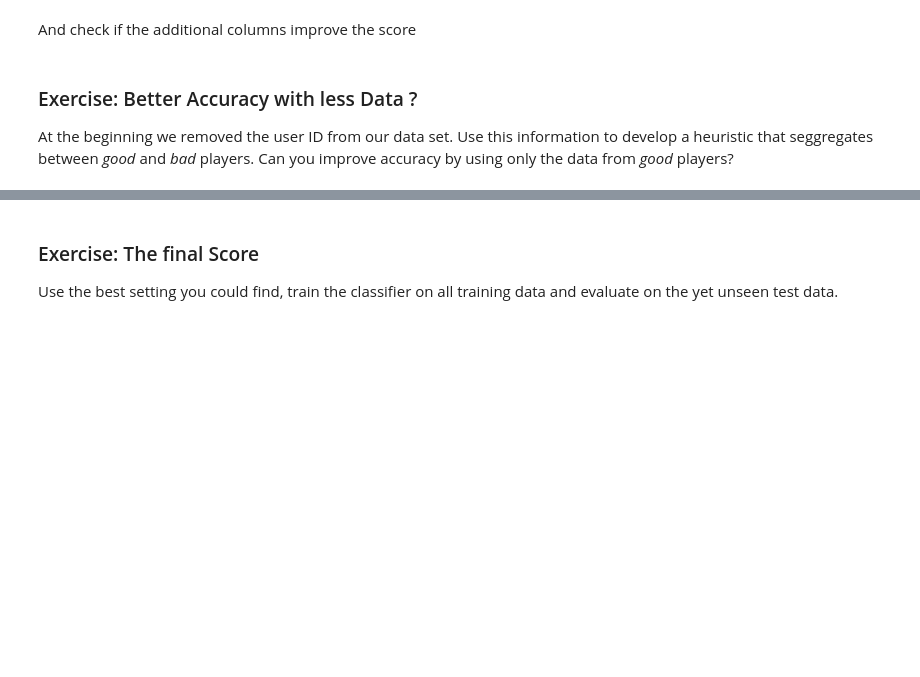
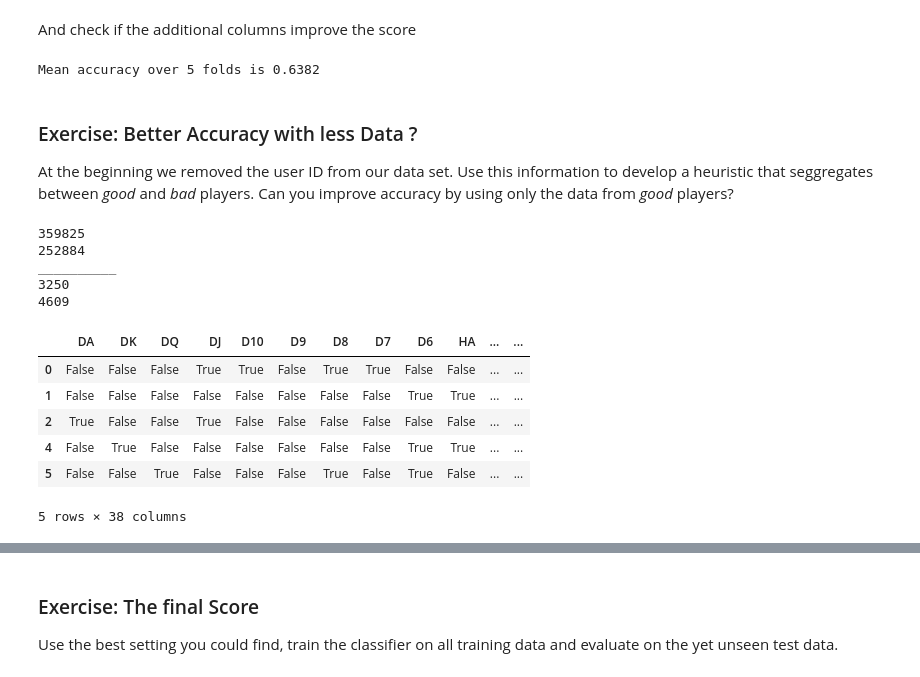
Before and after one commit to RubenNunez/deep-jass, a Jupyter notebook: notebooks/Trump Prediction with ML.ipynb, the cells around one changed output, grey strips where cells are left out. Cells and saved outputs as stored; diff of their text form; code cells hidden in the pictures; blank space fills up the shorter version.

```diff
--- a/notebooks/Trump Prediction with ML.ipynb
+++ b/notebooks/Trump Prediction with ML.ipynb
@@ -430,9 +394,11 @@ X_train, X_test, y_train, y_test = train_test_split(data[feature_columns], data.
 # %% [markdown]
 And check  if the additional columns improve the score
 # %%
-clf = LogisticRegression(C=0.8, solver='lbfgs', multi_class='multinomial')
-result = cross_val_score(clf, X_train, y_train, cv=5, n_jobs=-1)
+classifier = LogisticRegression(C=0.8, solver='lbfgs', multi_class='multinomial')
+result = cross_val_score(classifier, X_train, y_train, cv=5, n_jobs=-1)
 print("Mean accuracy over 5 folds is {:.4}".format(np.mean(result)))
+# %% [output]
+Mean accuracy over 5 folds is 0.6382
 # %% [markdown]
 ### Exercise: Better Accuracy with less Data ?
 
@@ -441,0 +406,72 @@ At the beginning we removed the user ID from our data set. Use this information
+# %%
+# no solution available
+import json
+
+cards = [
+# Diamonds
+'DA','DK','DQ','DJ','D10','D9','D8','D7','D6',
+# Hearts
+'HA','HK','HQ','HJ','H10','H9','H8','H7','H6',
+# Spades
+'SA','SK','SQ','SJ','S10','S9','S8','S7','S6',
+# Clubs
+'CA','CK','CQ','CJ','C10','C9','C8','C7','C6'
+]
+
+# Forehand (yes = 1, no = 0) -> könnte schieben bedeuten
+forehand = ['FH']
+user  = ['user']
+trump = ['trump']
+
+# Import all data in the final run
+data2 = pd.read_csv(path_to_data / '2018_10_18_trump.csv', header=None)
+
+data2.columns = cards + forehand + user + trump
+data2.trump = data2.trump.astype('category')
+data2[cards + forehand] = data2[cards + forehand].astype(bool)
+# data.dtypes
+
+# Backward compatibility: Value 10 for PUSH was used in an older version by Swisslos
+data2.trump.cat.rename_categories({0: 'DIAMONDS', 1: 'HEARTS', 2: 'SPADES', 3:'CLUBS',
+                                  4: 'OBE_ABE', 5: 'UNE_UFE', 6: 'PUSH', 10: 'PUSH'}, inplace=True)
+
+data2.head()
+
+players = None
+
+with open('data/player_all_stat.json') as f:
+    players = json.load(f)
+
+good_players = []
+
+print(len(data2))
+
+for player in players:
+    if player["mean"] > 76 and not player["id"] == 0: # player["nr"] > 50
+        good_players.append(player)
+    else:
+        data2 = data2[data2.user != player["id"]]
+
+print(len(data2))
+
+print("__________")
+
+print(len(good_players))
+print(len(players))
+
+
+data2.drop('user', axis='columns', inplace=True)
+data2.head()
+# %% [output]
+359825
+252884
+__________
+3250
+4609
+|  | DA | DK | DQ | DJ | D10 | D9 | D8 | D7 | D6 | HA | ... | ... |
+| 0 | False | False | False | True | True | False | True | True | False | False | ... | ... |
+| 1 | False | False | False | False | False | False | False | False | True | True | ... | ... |
+| 2 | True | False | False | True | False | False | False | False | False | False | ... | ... |
+| 4 | False | True | False | False | False | False | False | False | True | True | ... | ... |
+| 5 | False | False | True | False | False | False | True | False | True | False | ... | ... |
+5 rows × 38 columns
```
Also changed, not shown: parts of 14 cells of this notebook.
